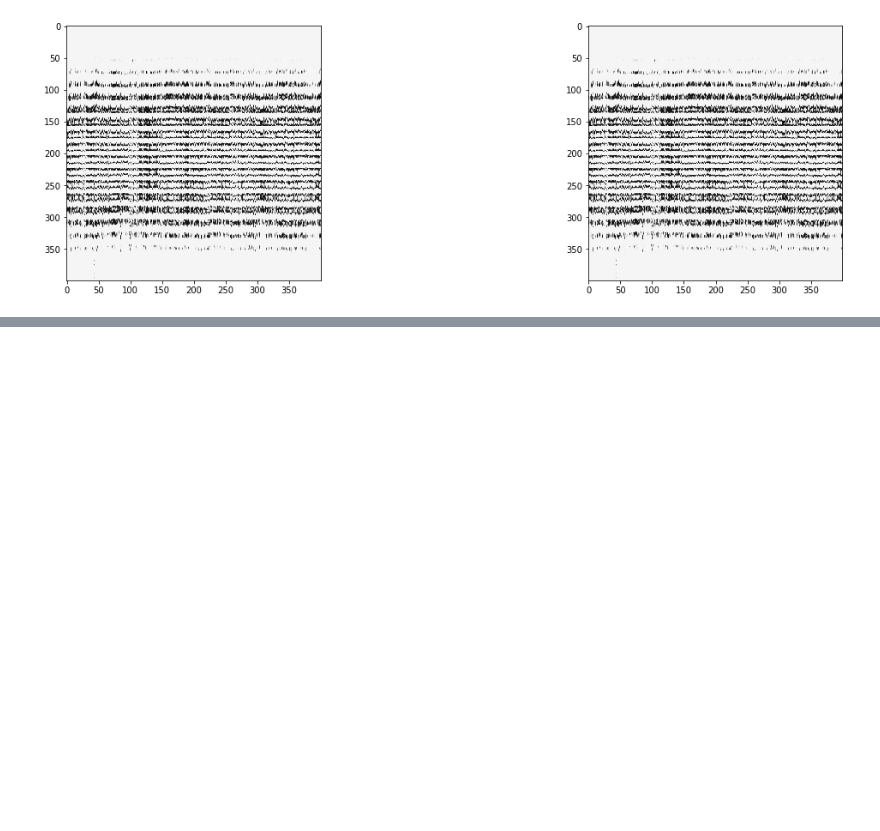
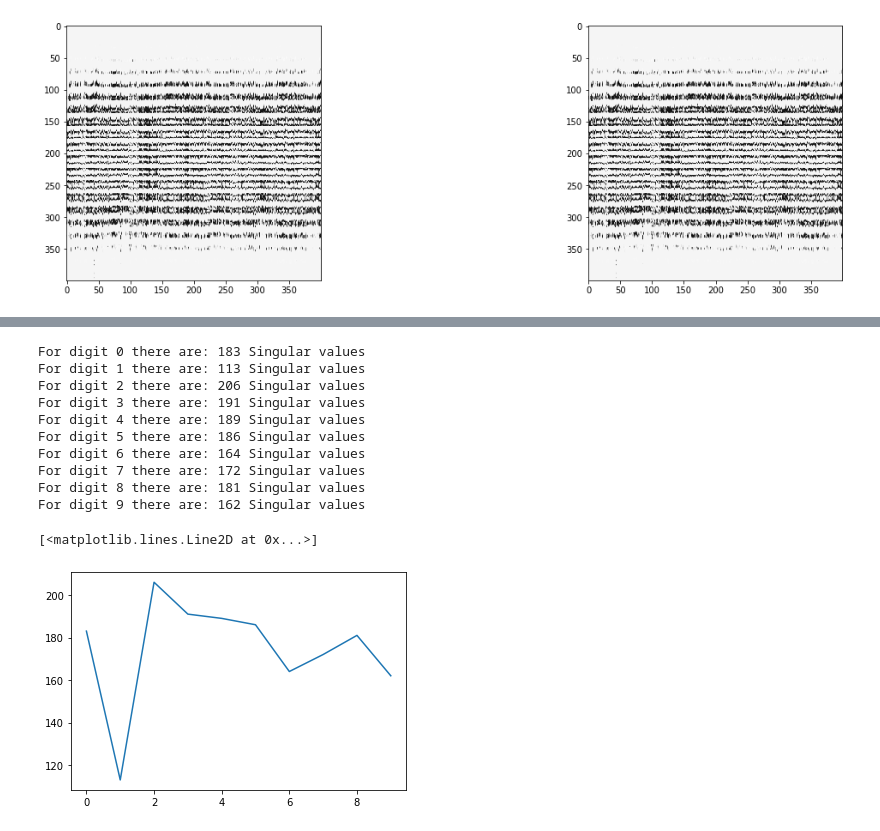
Before and after one commit to qherm/math425-final-project, a Jupyter notebook: Problem 3.ipynb, the cells around one changed output, grey strips where cells are left out. Cells and saved outputs as stored; diff of their text form; code cells hidden in the pictures; blank space fills up the shorter version.

```diff
--- a/Problem 3.ipynb
+++ b/Problem 3.ipynb
@@ -215,0 +202,23 @@ print(incorrect_samples)
+# %%
+singular_values=[]
+for i in range(10):
+    num_singular=0
+    for j in range(400):
+        if(Ss[i][j]>0):
+            num_singular+=1
+    singular_values.append(num_singular)
+    print("For digit",i,"there are:",num_singular,"Singular values")
+plt.plot(np.arange(10),singular_values)
+# %% [output]
+For digit 0 there are: 183 Singular values
+For digit 1 there are: 113 Singular values
+For digit 2 there are: 206 Singular values
+For digit 3 there are: 191 Singular values
+For digit 4 there are: 189 Singular values
+For digit 5 there are: 186 Singular values
+For digit 6 there are: 164 Singular values
+For digit 7 there are: 172 Singular values
+For digit 8 there are: 181 Singular values
+For digit 9 there are: 162 Singular values
+[<matplotlib.lines.Line2D at 0x...>]
+[figure, added]
```
Also changed, not shown: parts of 15 cells of this notebook.
